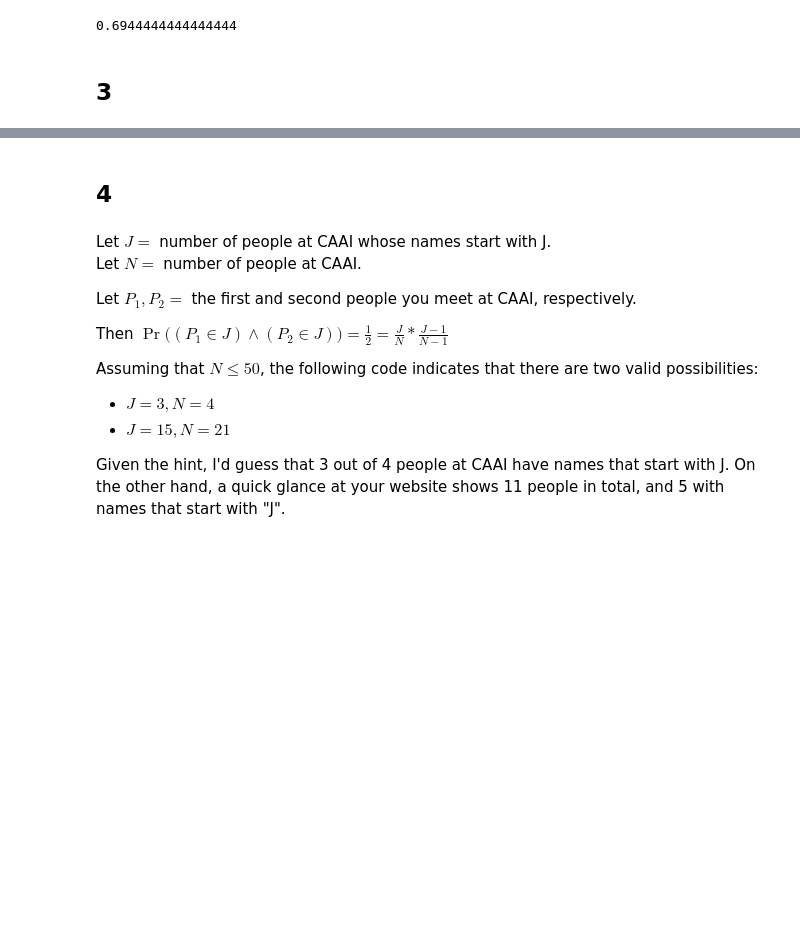
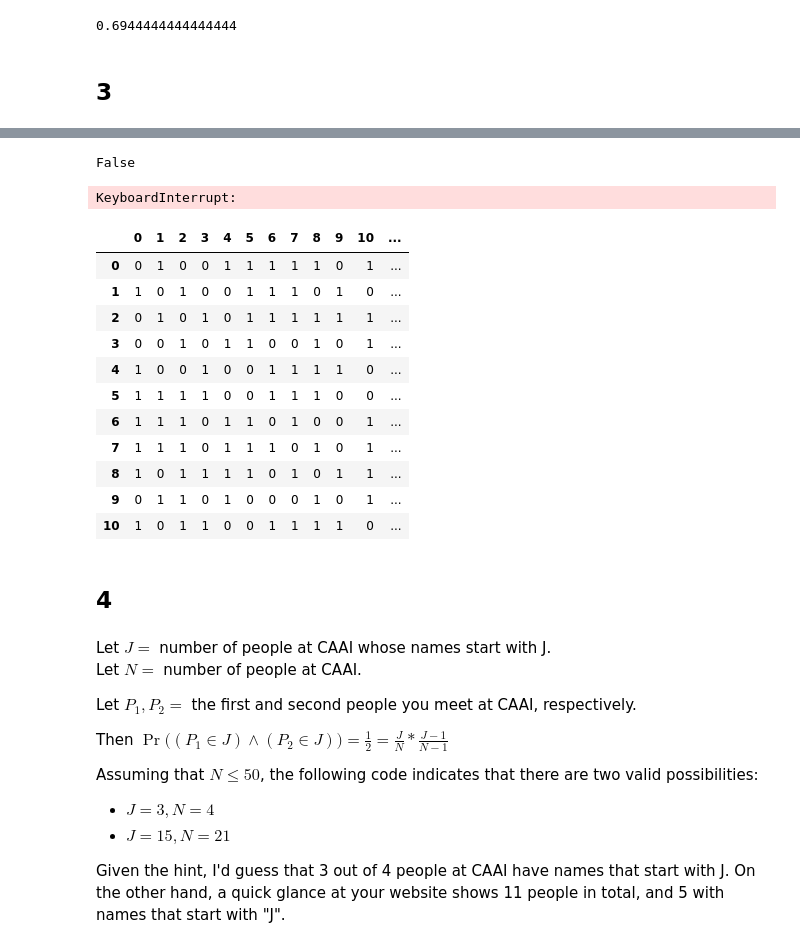
Before and after one commit to m-gaster/UChicago-Problem-Set, a Jupyter notebook: Problem Set 1.ipynb, the cells around one changed output, grey strips where cells are left out. Saved outputs shown, nothing was run; the diff lists cells and outputs as text; code cells hidden in the pictures; blank space fills up the shorter version.

```diff
--- a/Problem Set 1.ipynb
+++ b/Problem Set 1.ipynb
@@ -58,3 +83,58 @@ r = (.75/2)
+# %%
+def clean_dinner_party_symm_array(party:np.array) -> pd.DataFrame():
+    # create df and clean
+    party_df = pd.DataFrame(party) # convert to pandas dataframe
+    party_df['total_met'] = party_df.sum(axis=1)
+    party_df['met_everybody'] = party_df.all(axis=1)
+
+    return party_df
+# %%
+def party_meets_conds(dinner_party:np.array) -> bool:
+    # clean
+    party_df = clean_dinner_party_symm_array(dinner_party)
+    # see if df meets conditions
+    not_everybody_met = party_df['met_everybody'].sum()==0
+    everybody_shook_diff_num_hands = party_df['total_met'].nunique()==10
+    conds = (
+        not_everybody_met
+        and everybody_shook_diff_num_hands
+    )
+
+    return conds
+
+party_meets_conds(simulate_dinner_party())
+# %% [output]
+False
+# %%
+def simulate_dinner_party(num_guests=11) -> np.array:
+    raw_array = create_raw_dinner_party_array(num_guests=num_guests)
+    meetings_symmetric = symmetrize_bool_matrix(raw_array)
+    return clean_dinner_party_symm_array(meetings_symmetric)
+# %%
+def find_how_many_hands_i_shook(num_guests=11):
+    for i in tqdm(range(1000000)):
+        party_i = simulate_dinner_party(num_guests=num_guests)
+        if party_meets_conds(party_i):
+            return party_i
+
+successful_party = find_how_many_hands_i_shook(3)
+# %% [output]
+KeyboardInterrupt:
+# %%
+successful_party
+# %% [output]
+|  | 0 | 1 | 2 | 3 | 4 | 5 | 6 | 7 | 8 | 9 | 10 | ... |
+| 0 | 0 | 1 | 0 | 0 | 1 | 1 | 1 | 1 | 1 | 0 | 1 | ... |
+| 1 | 1 | 0 | 1 | 0 | 0 | 1 | 1 | 1 | 0 | 1 | 0 | ... |
+| 2 | 0 | 1 | 0 | 1 | 0 | 1 | 1 | 1 | 1 | 1 | 1 | ... |
+| 3 | 0 | 0 | 1 | 0 | 1 | 1 | 0 | 0 | 1 | 0 | 1 | ... |
+| 4 | 1 | 0 | 0 | 1 | 0 | 0 | 1 | 1 | 1 | 1 | 0 | ... |
+| 5 | 1 | 1 | 1 | 1 | 0 | 0 | 1 | 1 | 1 | 0 | 0 | ... |
+| 6 | 1 | 1 | 1 | 0 | 1 | 1 | 0 | 1 | 0 | 0 | 1 | ... |
+| 7 | 1 | 1 | 1 | 0 | 1 | 1 | 1 | 0 | 1 | 0 | 1 | ... |
+| 8 | 1 | 0 | 1 | 1 | 1 | 1 | 0 | 1 | 0 | 1 | 1 | ... |
+| 9 | 0 | 1 | 1 | 0 | 1 | 0 | 0 | 0 | 1 | 0 | 1 | ... |
+| 10 | 1 | 0 | 1 | 1 | 0 | 0 | 1 | 1 | 1 | 1 | 0 | ... |
 # %% [markdown]
 ## 4
 # %% [markdown]
```
Also changed, not shown: parts of 47 cells of this notebook, 1 other file.
